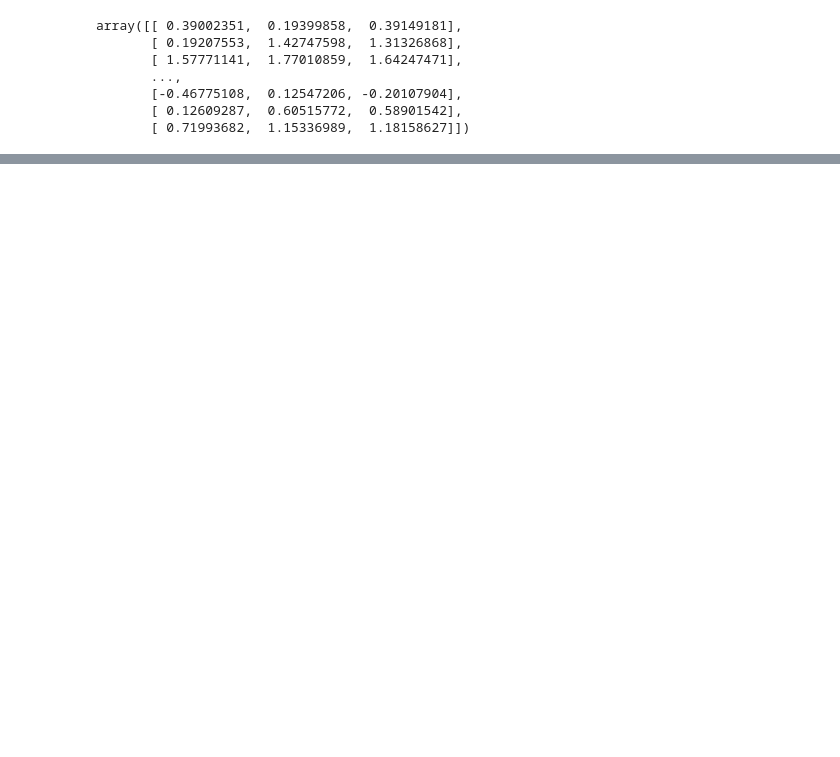
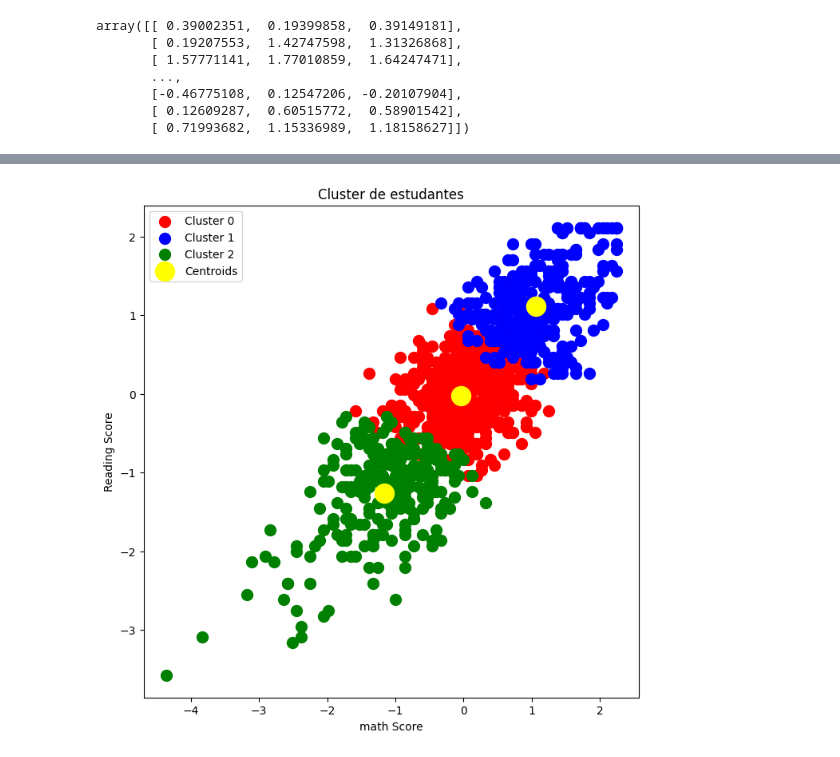
Before and after one commit to KARINAgoncalvesSOARES/kmens, a Jupyter notebook: 2_StudentsPerformance/Students_Performance.ipynb, the cells around one changed output, grey strips where cells are left out. Saved outputs shown, nothing was run; the diff lists cells and outputs as text; code cells hidden in the pictures; blank space fills up the shorter version.

```diff
--- a/2_StudentsPerformance/Students_Performance.ipynb
+++ b/2_StudentsPerformance/Students_Performance.ipynb
@@ -249,0 +285,4 @@ array([[ 0.39002351,  0.19399858,  0.39149181],
+# %%
+# init="k-means++" escolhe a melhorforma p/ colocar nossos clusters para que o processo de dividir os dados seja mais rápido.
+kmeans= KMeans(n_clusters=3, init = "k-means++", random_state=0)
+y_kmeans= kmeans.fit_predict(x) # Ajusta o modelo e retorna os rótulos dos clusters para cada amostra.
@@ -249,0 +304,13 @@ array([[ 0.39002351,  0.19399858,  0.39149181],
+# %%
+plt.figure(figsize=(8,8))
+plt.scatter(x[y_kmeans==0,0], x[y_kmeans==0,1], s=100, c="red", label= "Cluster 0")
+plt.scatter(x[y_kmeans==1,0], x[y_kmeans==1,1], s=100, c="blue", label= "Cluster 1")
+plt.scatter(x[y_kmeans==2,0], x[y_kmeans==2,1], s=100, c="green", label= "Cluster 2")
+plt.scatter(kmeans.cluster_centers_[:,0], kmeans.cluster_centers_[:,1], s=300, c="yellow", label="Centroids")
+plt.title("Cluster de estudantes")
+plt.xlabel("math Score")
+plt.ylabel("Reading Score")
+plt.legend()
+plt.show()
+# %% [output]
+[figure, added]
```
Also changed, not shown: parts of 11 cells of this notebook.
